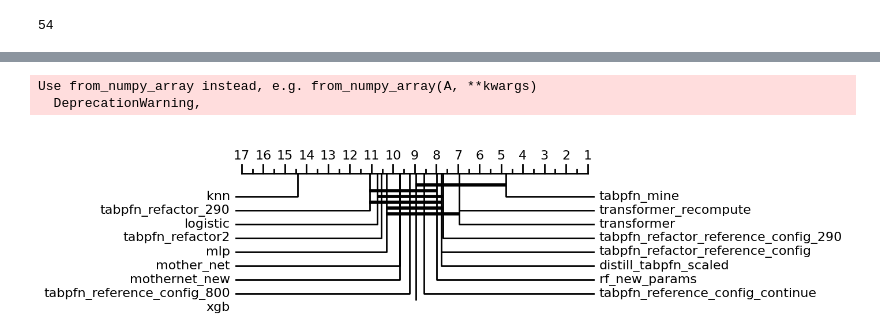
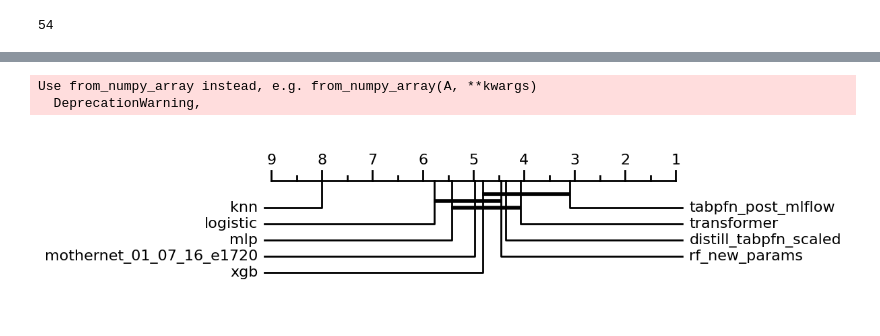
Before and after one commit to microsoft/ticl, a Jupyter notebook: tabpfn/RunFullDatasetAnalyses-clean-validation.ipynb, the cells around one changed output, grey strips where cells are left out. Cells and saved outputs as stored; diff of their text form; code cells hidden in the pictures.

```diff
--- a/tabpfn/RunFullDatasetAnalyses-clean-validation.ipynb
+++ b/tabpfn/RunFullDatasetAnalyses-clean-validation.ipynb
@@ -259,3 +366,0 @@ average_over_splits = results_df.groupby(["dataset", "model", "max_time"]).mean_
-# %%
-best_over_time = average_over_splits.groupby(["dataset", "model"]).mean_metric.max().reset_index()
-best_over_time
@@ -276,9 +387,8 @@ best_over_time
 # %%
 from tabpfn.scripts.critical_differences import draw_cd_diagram
 
-best_over_time.columns = ['dataset_name', 'classifier_name', 'accuracy']
-res = draw_cd_diagram(best_over_time, title="OVO ROC AUC");
+res = draw_cd_diagram(best_over_time, dataset_column="dataset", classifier_column="model", metric_column="mean_metric");
 # %% [output]
 Use from_numpy_array instead, e.g. from_numpy_array(A, **kwargs)
   DeprecationWarning,
-[figure, old version]
+[figure, new version]
```
Also changed, not shown: parts of 15 cells of this notebook.
